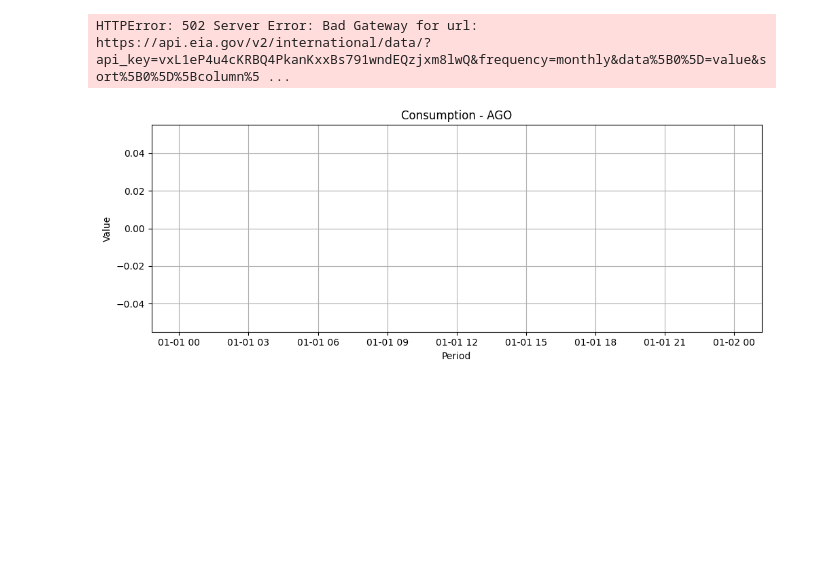
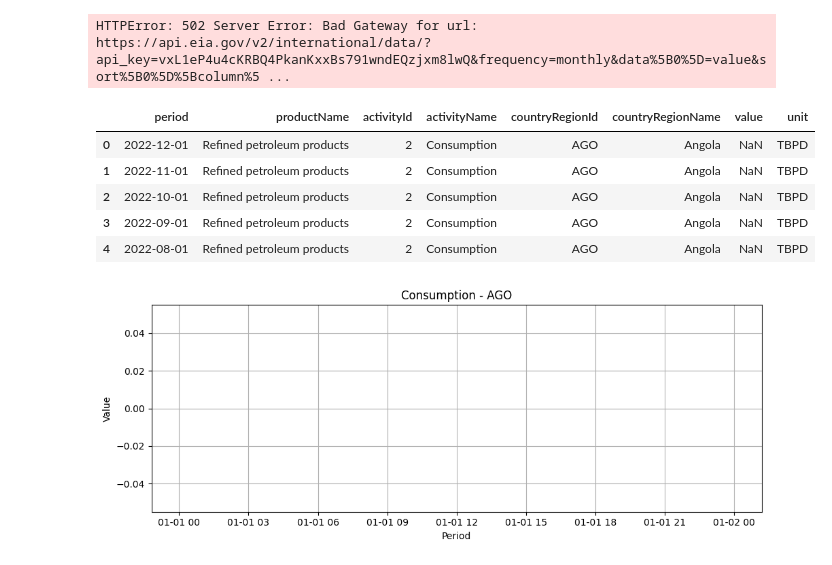
Before and after one commit to dgalassi99/oil_dashboard, a Jupyter notebook: test.ipynb, the cells around one changed output. Drawn from its saved outputs; the diff is of its cells as text; code cells hidden in the pictures; blank space fills up the shorter version.

```diff
--- a/test.ipynb
+++ b/test.ipynb
@@ -486,6 +525,15 @@ HTTPError: 502 Server Error: Bad Gateway for url: https://api.eia.gov/v2/interna
 consumption = pd.read_csv("data/consumption.csv")
 production = pd.read_csv("data/production.csv")
 stocks = pd.read_csv("data/stocks.csv")
+# %%
+consumption.head()aa
+# %% [output]
+|  | period | productName | activityId | activityName | countryRegionId | countryRegionName | value | unit |
+| 0 | 2022-12-01 | Refined petroleum products | 2 | Consumption | AGO | Angola | NaN | TBPD |
+| 1 | 2022-11-01 | Refined petroleum products | 2 | Consumption | AGO | Angola | NaN | TBPD |
+| 2 | 2022-10-01 | Refined petroleum products | 2 | Consumption | AGO | Angola | NaN | TBPD |
+| 3 | 2022-09-01 | Refined petroleum products | 2 | Consumption | AGO | Angola | NaN | TBPD |
+| 4 | 2022-08-01 | Refined petroleum products | 2 | Consumption | AGO | Angola | NaN | TBPD |
 # %%
 import pandas as pd
 from matplotlib import pyplot as plt
```
Also changed, not shown: parts of 5 cells of this notebook.
